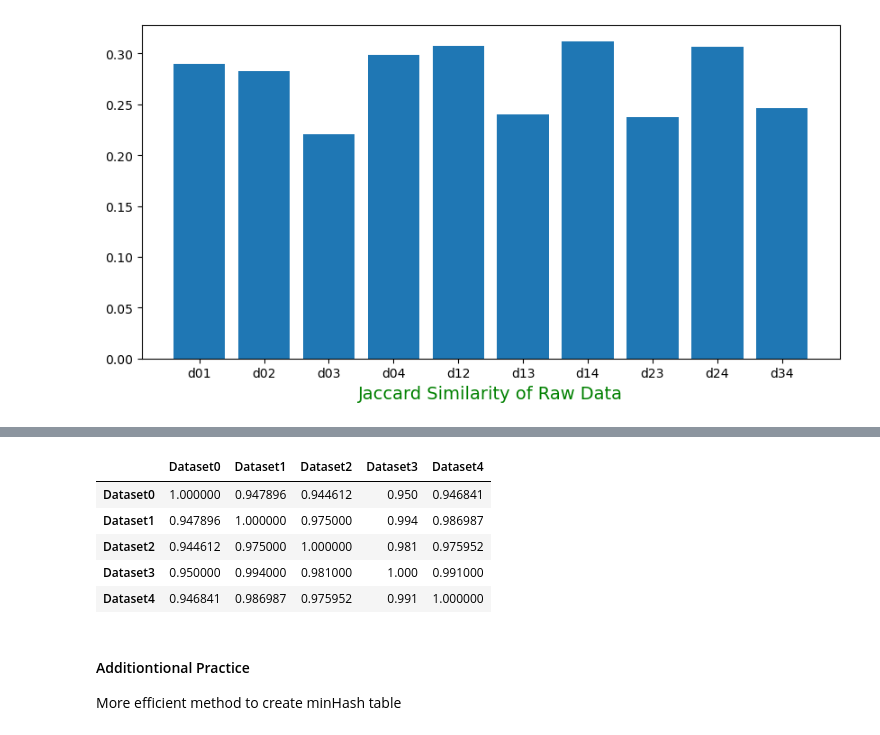
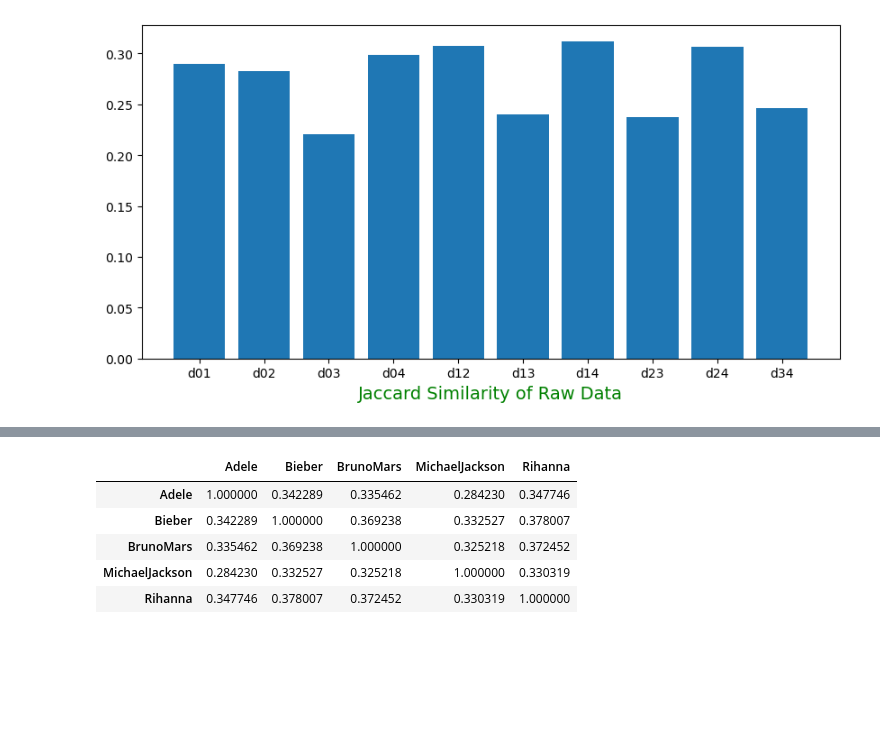
Before and after one commit to seamuschang31/mp_sketching, a Jupyter notebook: sketching.ipynb, the cells around one changed output, grey strips where cells are left out. Cells and saved outputs as stored; diff of their text form; code cells hidden in the pictures; blank space fills up the shorter version.

```diff
--- a/sketching.ipynb
+++ b/sketching.ipynb
@@ -567,29 +463,0 @@ plt.show()
-# %%
-# Bloom Filter m = 1000
-m = 1000
-bf0 = bloomFilter(dataset0, m)
-bf1 = bloomFilter(dataset1, m)
-bf2 = bloomFilter(dataset2, m)
-bf3 = bloomFilter(dataset3, m)
-bf4 = bloomFilter(dataset4, m)
-
-bd01 = bf_jaccard(bf0, bf1)
-bd02 = bf_jaccard(bf0, bf2)
-bd03 = bf_jaccard(bf0, bf3)
-bd04 = bf_jaccard(bf0, bf4)
-bd12 = bf_jaccard(bf1, bf2)
-bd13 = bf_jaccard(bf1, bf3)
-bd14 = bf_jaccard(bf1, bf4)
-bd23 = bf_jaccard(bf2, bf3)
-bd24 = bf_jaccard(bf2, bf4)
-bd34 = bf_jaccard(bf3, bf4)
-
-height = [bd01, bd02, bd03, bd04, bd12, bd13, bd14, bd23, bd24, bd34]
-bars = ('bd01', 'bd02', 'bd03', 'bd04', 'bd12', 'bd13', 'bd14', 'bd23', 'bd24', 'bd34')
-y_pos = np.arange(len(bars))
-
-plt.figure().set_figwidth(10)
-plt.bar(y_pos, height)
-plt.xticks(y_pos, bars)
-plt.xlabel('Jaccard Similarity of Bloom Filter Data (m=1000)', color='green', fontsize='14', horizontalalignment='center')
-plt.show()
@@ -602,18 +468,18 @@ I have used three values for m, such as 1000, 6000, and 10000. From the bar grap
 # %%
-df_bloomFilter = pd.DataFrame({"Dataset0":[bf_jaccard(bf0, bf0), bd01, bd02, bd03, bd04],
-                   "Dataset1":[bd01, bf_jaccard(bf1, bf1), bd12, bd13, bd14],
-                   "Dataset2":[bd02, bd12, bf_jaccard(bf2, bf2), bd23, bd24],
-                   "Dataset3":[bd03, bd13, bd23, bf_jaccard(bf3, bf3), bd34],
-                   "Dataset4":[bd04, bd14, bd24, bd34,bf_jaccard(bf4, bf4)]})
+df_bloomFilter = pd.DataFrame({"Adele":[bf_jaccard(bf0, bf0), bd01, bd02, bd03, bd04],
+                   "Bieber":[bd01, bf_jaccard(bf1, bf1), bd12, bd13, bd14],
+                   "BrunoMars":[bd02, bd12, bf_jaccard(bf2, bf2), bd23, bd24],
+                   "MichaelJackson":[bd03, bd13, bd23, bf_jaccard(bf3, bf3), bd34],
+                   "Rihanna":[bd04, bd14, bd24, bd34,bf_jaccard(bf4, bf4)]})
 
-df_bloomFilter.index = ['Dataset0', 'Dataset1', 'Dataset2', 'Dataset3', 'Dataset4']
+df_bloomFilter.index = ['Adele', 'Bieber', 'BrunoMars', 'MichaelJackson', 'Rihanna']
 df_bloomFilter
 # %% [output]
-|  | Dataset0 | Dataset1 | Dataset2 | Dataset3 | Dataset4 |
-| Dataset0 | 1.000000 | 0.947896 | 0.944612 | 0.950 | 0.946841 |
-| Dataset1 | 0.947896 | 1.000000 | 0.975000 | 0.994 | 0.986987 |
-| Dataset2 | 0.944612 | 0.975000 | 1.000000 | 0.981 | 0.975952 |
-| Dataset3 | 0.950000 | 0.994000 | 0.981000 | 1.000 | 0.991000 |
-| Dataset4 | 0.946841 | 0.986987 | 0.975952 | 0.991 | 1.000000 |
+|  | Adele | Bieber | BrunoMars | MichaelJackson | Rihanna |
+| Adele | 1.000000 | 0.342289 | 0.335462 | 0.284230 | 0.347746 |
+| Bieber | 0.342289 | 1.000000 | 0.369238 | 0.332527 | 0.378007 |
+| BrunoMars | 0.335462 | 0.369238 | 1.000000 | 0.325218 | 0.372452 |
+| MichaelJackson | 0.284230 | 0.332527 | 0.325218 | 1.000000 | 0.330319 |
+| Rihanna | 0.347746 | 0.378007 | 0.372452 | 0.330319 | 1.000000 |
 # %%
 # Generate LaTex Table
@@ -621,4 +486,0 @@ df_bloomFilter.to_latex('bloomFilter.tex', index=False)
-# %% [markdown]
-#### Additiontional Practice
-
-More efficient method to create minHash table
```
Also changed, not shown: parts of 26 cells of this notebook, 8 other files.
